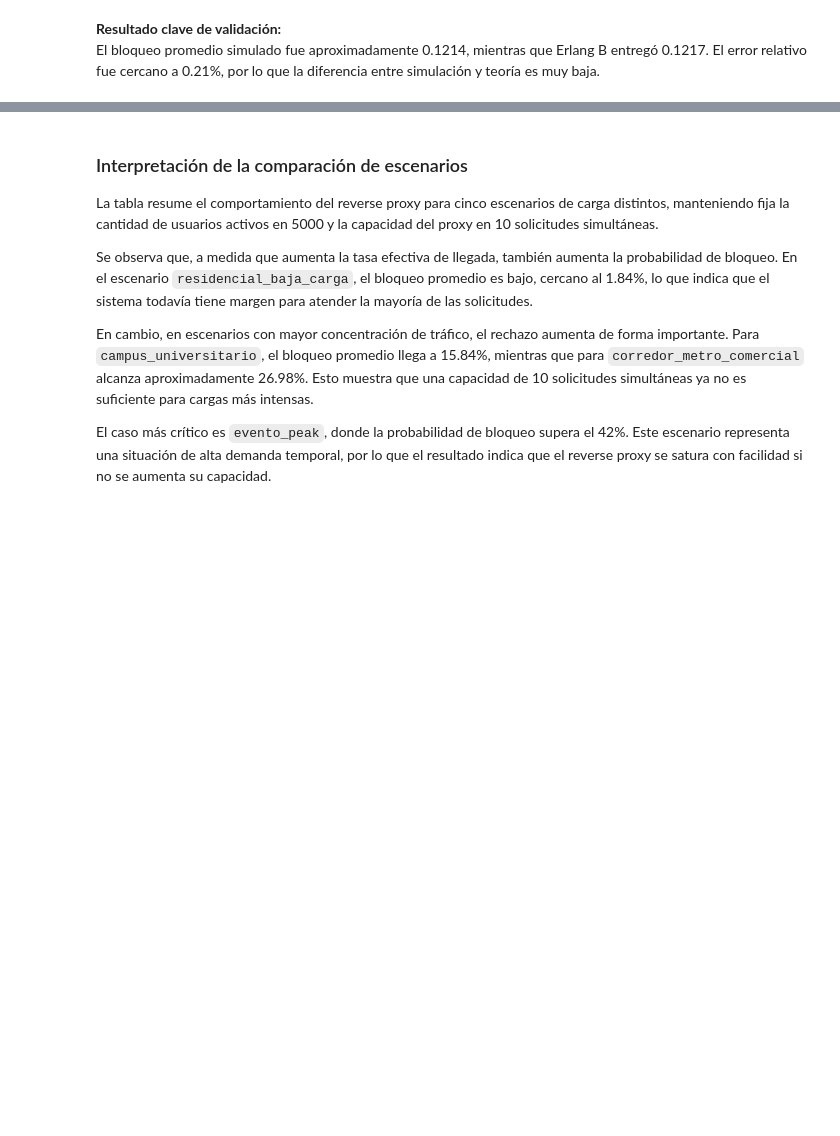
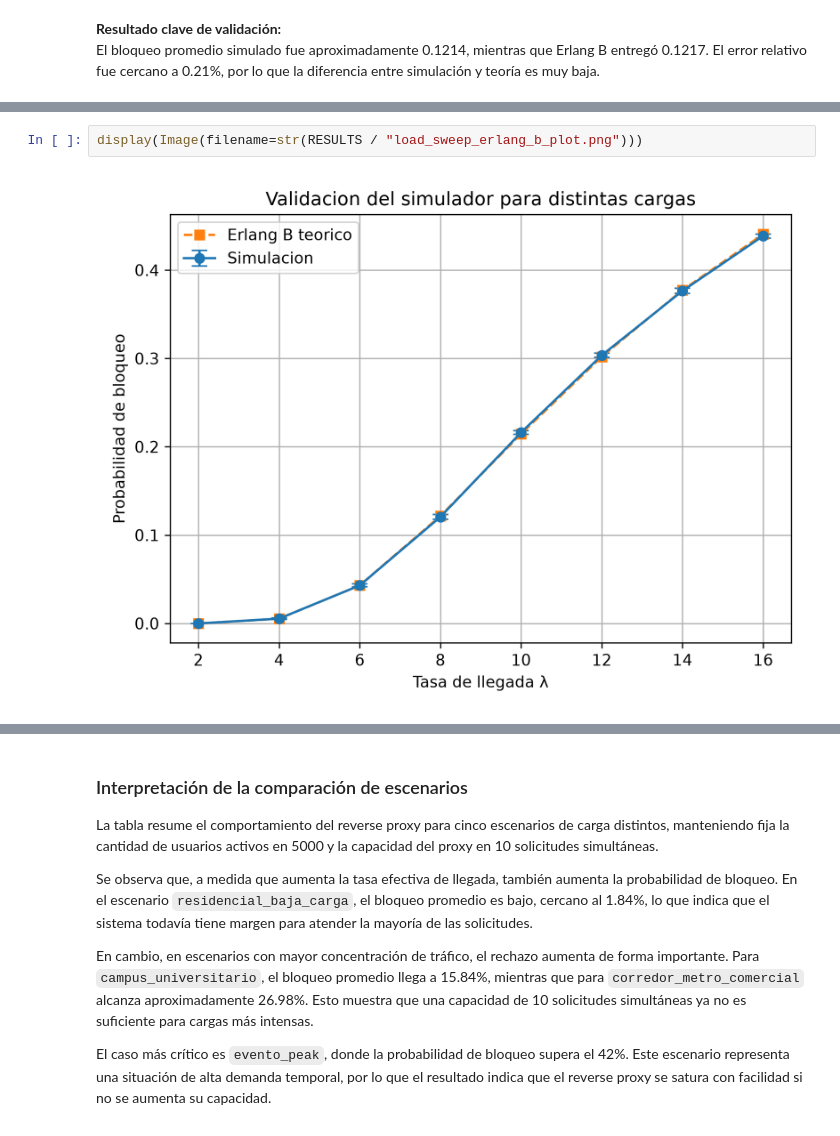
Before and after one commit to sebadaba/rproxy-sim, a Jupyter notebook: notebooks/01_resultados_base.ipynb, the cells around one changed output, grey strips where cells are left out. Cells and saved outputs as stored; diff of their text form; blank space fills up the shorter version.

```diff
--- a/notebooks/01_resultados_base.ipynb
+++ b/notebooks/01_resultados_base.ipynb
@@ -134,0 +164,4 @@ scenario_table[
+# %%
+display(Image(filename=str(RESULTS / "load_sweep_erlang_b_plot.png")))
+# %% [output]
+[figure, added]
```
Also changed, not shown: parts of 7 cells of this notebook, 4 other files.
